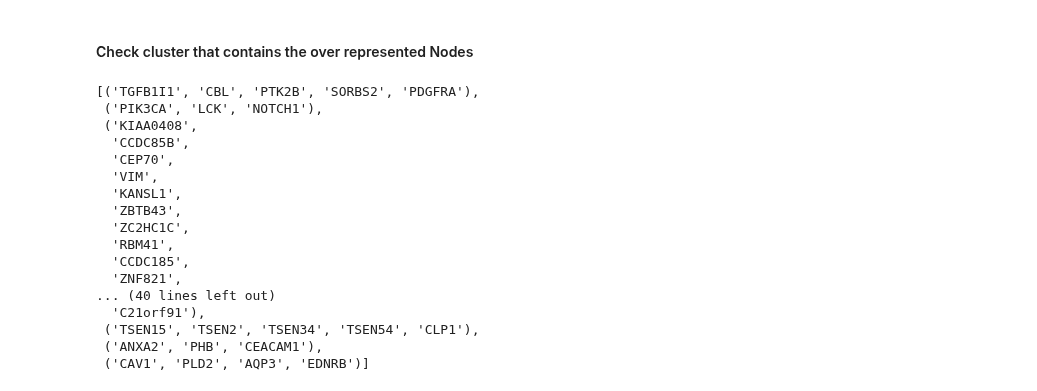
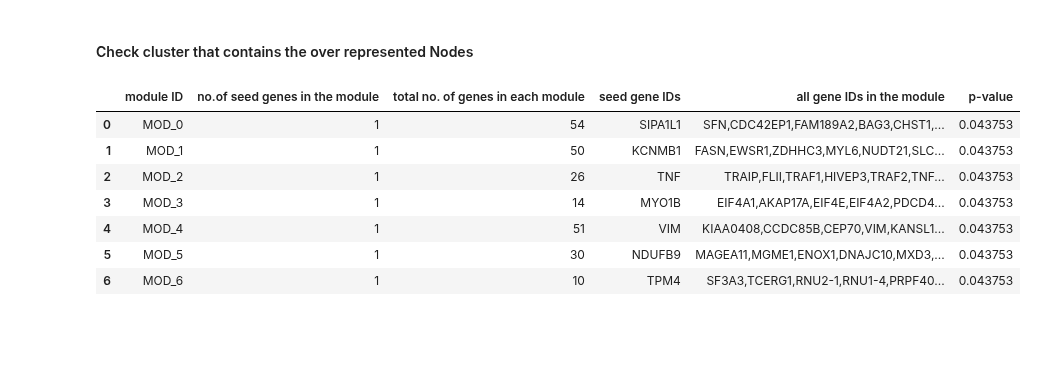
Before and after one commit to AlessandroTaglieri/Project_Bioinformatics, a Jupyter notebook: First project/BI_hw1.ipynb, the cells around one changed output. Saved outputs shown, nothing was run; the diff lists cells and outputs as text; code cells hidden in the pictures; blank space fills up the shorter version.

```diff
--- a/First project/BI_hw1.ipynb
+++ b/First project/BI_hw1.ipynb
@@ -568,8 +577,5 @@ above_10_clusters = [cluster for cluster in clusters if len(cluster)>=10]
 # %% [markdown]
 #### hypergeometric test
-# %%
-nodes_list = list(bio_graph.nodes)
-symbols_clusters = [tuple([nodes_list[i] for i in cluster]) for cluster in clusters]
 # %%
 import random
 from collections import Counter
@@ -613,0 +586,6 @@ over_represented
+# %%
+N_seed_genes = n_seed_biogrid # number of seedgenes in iogrid
+N_all_genes = len(genes_biogrid)
+N_non_seed_genes = N_all_genes - N_seed_genes
+prob_seed = N_seed_genes / N_all_genes
+prob_seed
@@ -618,20 +616,0 @@ putative_disease_modules = [cluster for cluster in symbols_clusters if any(map(l
-# %%
-putative_disease_modules
-# %% [output]
-[('TGFB1I1', 'CBL', 'PTK2B', 'SORBS2', 'PDGFRA'),
- ('PIK3CA', 'LCK', 'NOTCH1'),
- ('KIAA0408',
-  'CCDC85B',
-  'CEP70',
-  'VIM',
-  'KANSL1',
-  'ZBTB43',
-  'ZC2HC1C',
-  'RBM41',
-  'CCDC185',
-  'ZNF821',
-... (40 lines left out)
-  'C21orf91'),
- ('TSEN15', 'TSEN2', 'TSEN34', 'TSEN54', 'CLP1'),
- ('ANXA2', 'PHB', 'CEACAM1'),
- ('CAV1', 'PLD2', 'AQP3', 'EDNRB')]
@@ -688,0 +617,33 @@ putative_disease_modules
+# %%
+putative_disease_modules = []
+for cluster in symbols_clusters:
+  s = len(set(cluster).intersection(set(seed_genes_ids)))
+  if s > 0:
+    putative_disease_modules.append(cluster)
+
+#putative_disease_modules
+# %%
+module_data = []
+columns = ['module ID', 'no.of seed genes in the module',
+           'total no. of genes in each module', 'seed gene IDs', 'all gene IDs in the module', 'p-value']
+for id,module in enumerate(putative_disease_modules):
+  module_id = f'MOD_{id}'
+  n_seed_gene = len(set(module).intersection(set(seed_genes_ids)))
+  module_size = len(module)
+  seed_genes = ','.join(set(module).intersection(set(seed_genes_ids)))
+  all_genes = ','.join(module)
+  p_value = hypergeom(N_all_genes,N_seed_genes,total_n).pmf(n_seed_gene)
+
+  module_data.append([module_id,n_seed_gene,module_size,seed_genes,all_genes,p_value])
+# %%
+moduledf = pd.DataFrame(module_data,columns=columns)
+moduledf
+# %% [output]
+|  | module ID | no.of seed genes in the module | total no. of genes in each module | seed gene IDs | all gene IDs in the module | p-value |
+| 0 | MOD_0 | 1 | 54 | SIPA1L1 | SFN,CDC42EP1,FAM189A2,BAG3,CHST1,... | 0.043753 |
+| 1 | MOD_1 | 1 | 50 | KCNMB1 | FASN,EWSR1,ZDHHC3,MYL6,NUDT21,SLC... | 0.043753 |
+| 2 | MOD_2 | 1 | 26 | TNF | TRAIP,FLII,TRAF1,HIVEP3,TRAF2,TNF... | 0.043753 |
+| 3 | MOD_3 | 1 | 14 | MYO1B | EIF4A1,AKAP17A,EIF4E,EIF4A2,PDCD4... | 0.043753 |
+| 4 | MOD_4 | 1 | 51 | VIM | KIAA0408,CCDC85B,CEP70,VIM,KANSL1... | 0.043753 |
+| 5 | MOD_5 | 1 | 30 | NDUFB9 | MAGEA11,MGME1,ENOX1,DNAJC10,MXD3,... | 0.043753 |
+| 6 | MOD_6 | 1 | 10 | TPM4 | SF3A3,TCERG1,RNU2-1,RNU1-4,PRPF40... | 0.043753 |
```
Also changed, not shown: parts of 39 cells of this notebook.
